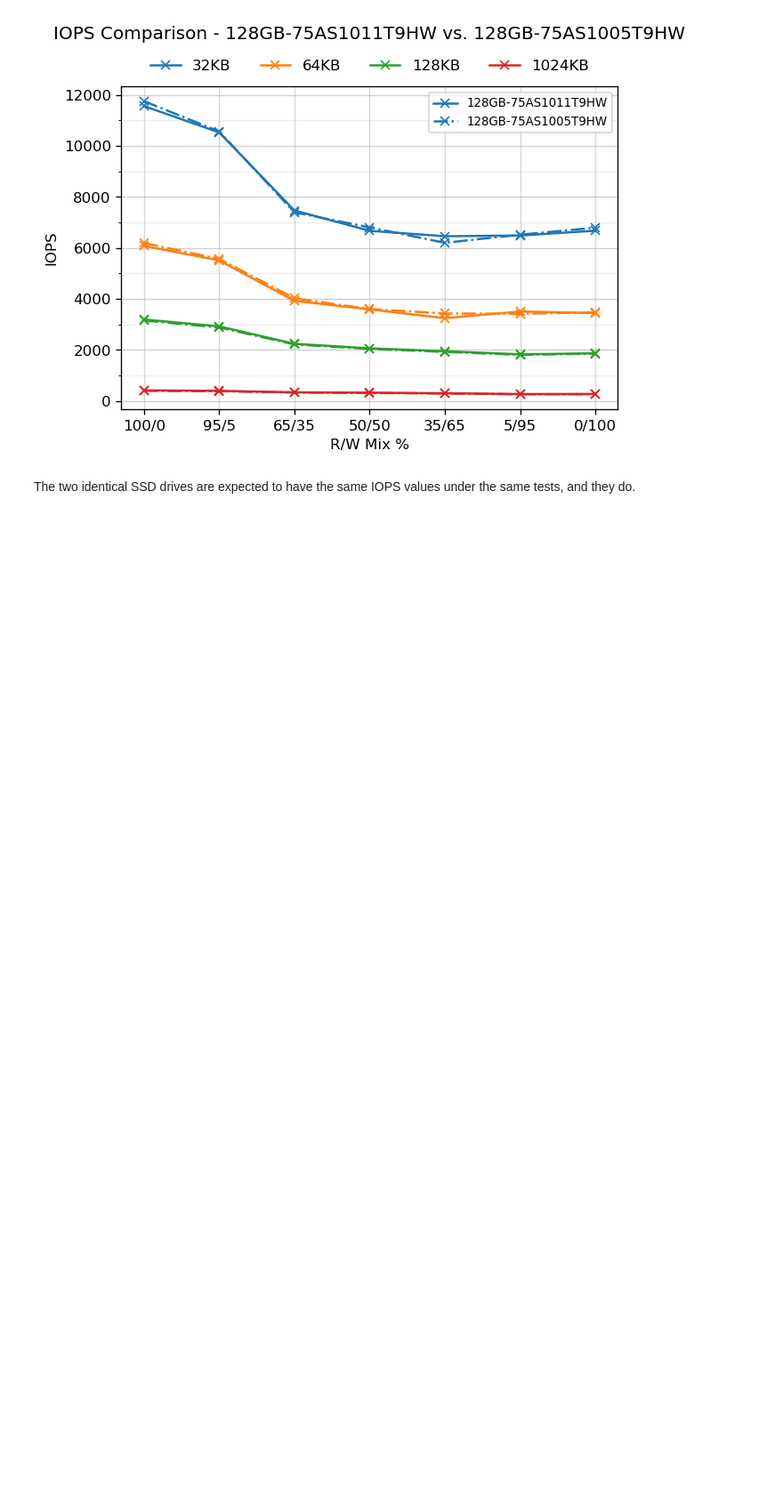
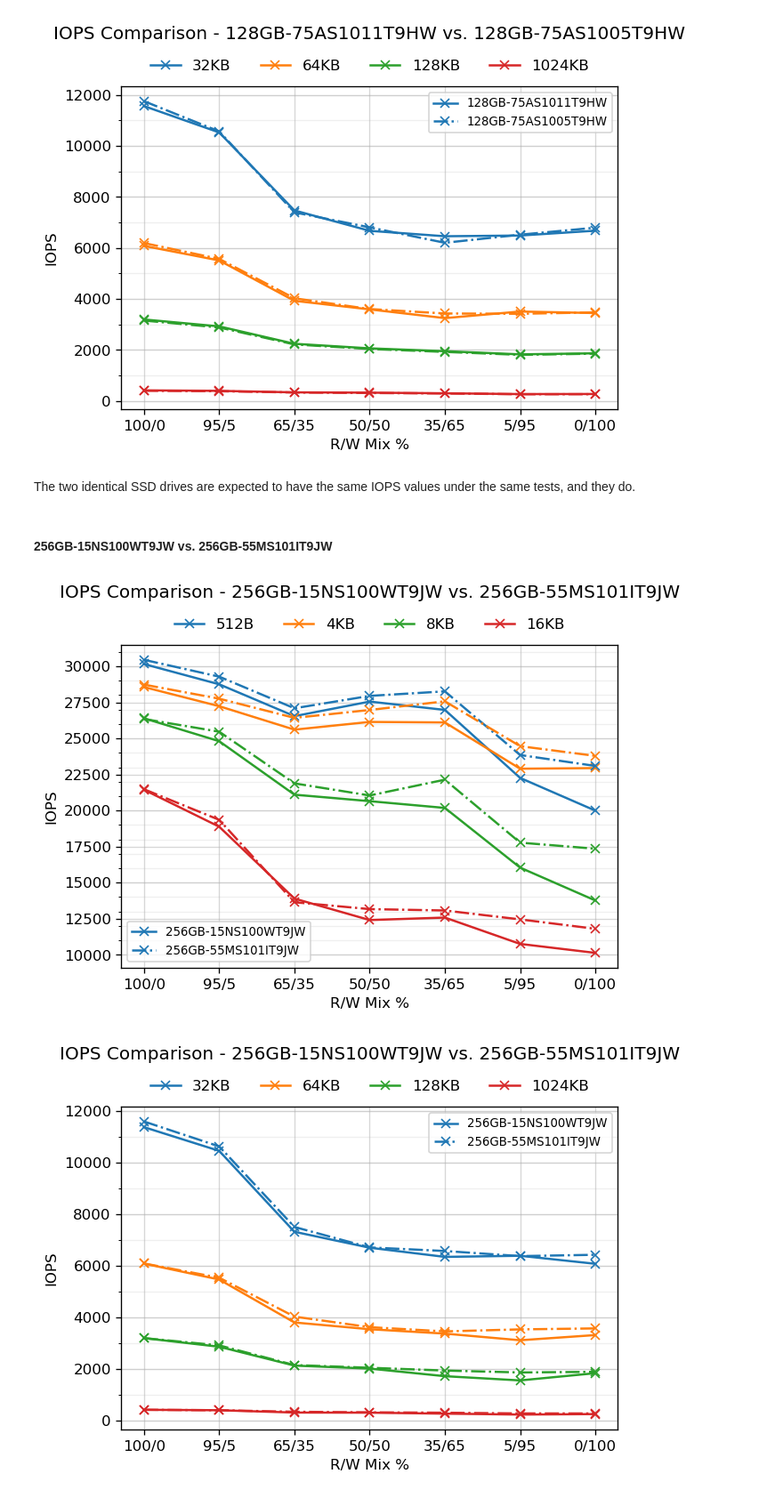
Before and after one commit to ljishen/SSSPT, a Jupyter notebook: analysis/notebooks/iops_comparison.ipynb, the cells around one changed output. Shown at 89% size. Drawn from its saved outputs; the diff is of its cells as text; code cells hidden in the pictures; blank space fills up the shorter version.

```diff
--- a/analysis/notebooks/iops_comparison.ipynb
+++ b/analysis/notebooks/iops_comparison.ipynb
@@ -172,3 +189,15 @@ plot_iops_comp({
 [figure]
 # %% [markdown]
 The two identical SSD drives are expected to have the same IOPS values under the same tests, and they do.
+# %% [markdown]
+#### 256GB-15NS100WT9JW vs. 256GB-55MS101IT9JW
+# %%
+plot_iops_comp({
+    '256GB-15NS100WT9JW': {_DIR: 'rockpro64/iops/1',
+                           _MARKER: '-x'},
+    '256GB-55MS101IT9JW': {_DIR: 'rockpro64/iops/4',
+                           _MARKER: '-.x'}
+})
+# %% [output]
+[figure, added]
+[figure, added]
```
Also changed, not shown: parts of 2 cells of this notebook.
